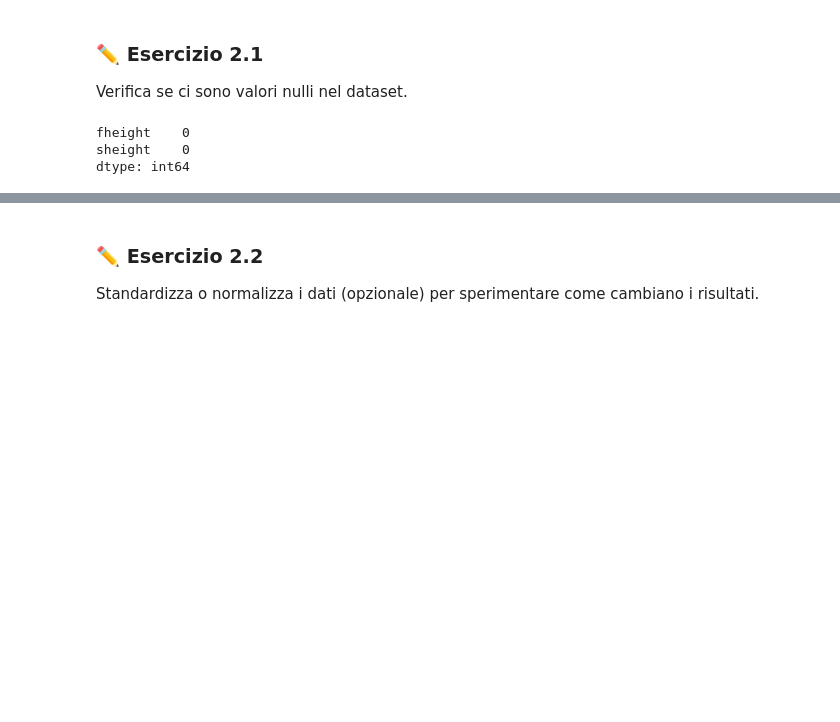
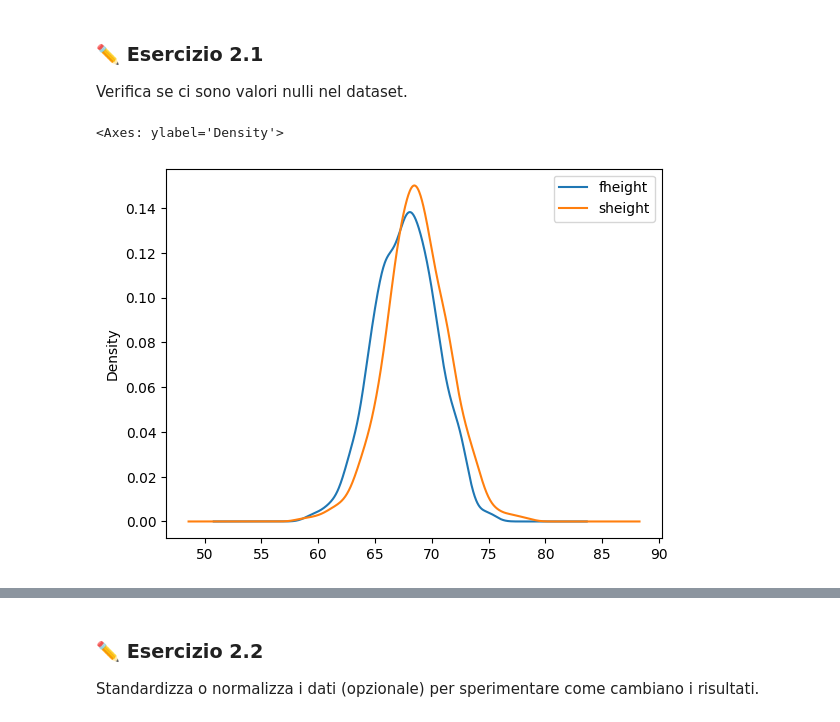
Before and after one commit to melox9000/ia, a Jupyter notebook: Regressione_Lineare_Altezze.ipynb, the cells around one changed output, grey strips where cells are left out. Cells and saved outputs as stored; diff of their text form; code cells hidden in the pictures; blank space fills up the shorter version.

```diff
--- a/Regressione_Lineare_Altezze.ipynb
+++ b/Regressione_Lineare_Altezze.ipynb
@@ -91,8 +91,8 @@ Verifica se ci sono valori nulli nel dataset.
 # %%
 # Esercizio 2.1
 dataframe.isnull().sum()
+dataframe.plot.kde()
 # %% [output]
-fheight    0
-sheight    0
-dtype: int64
+<Axes: ylabel='Density'>
+[figure, added]
 # %%
```
Also changed, not shown: parts of 4 cells of this notebook.
